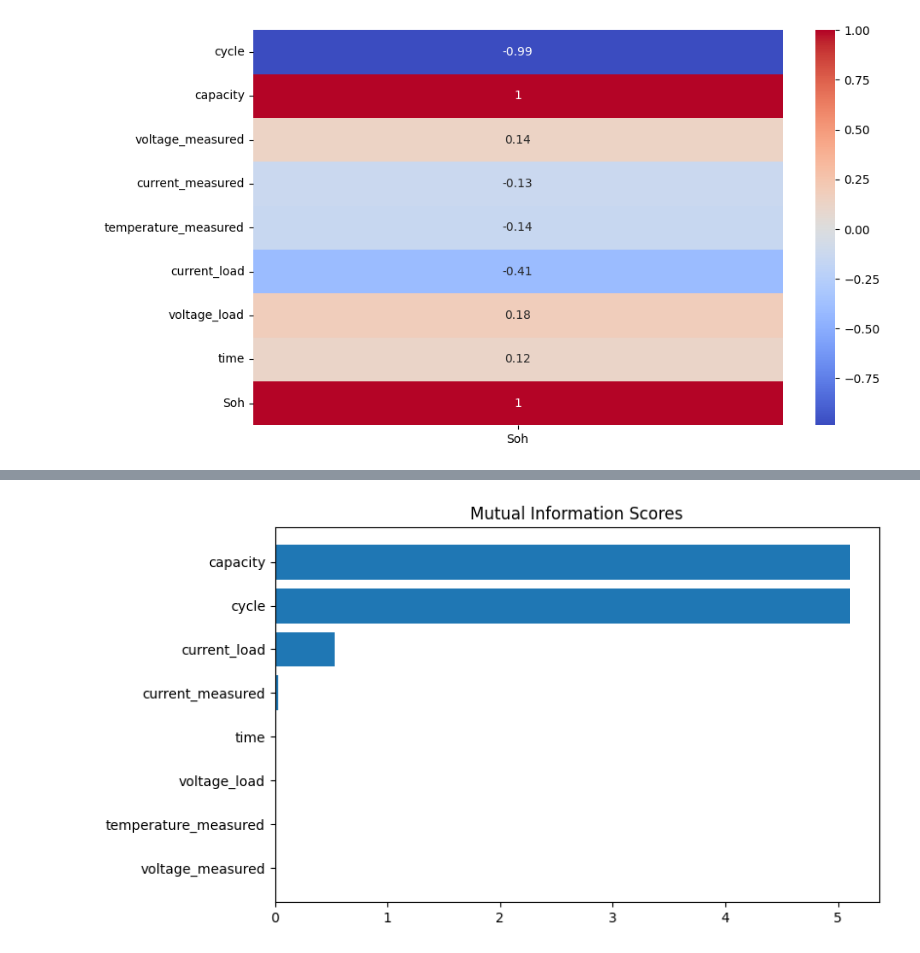
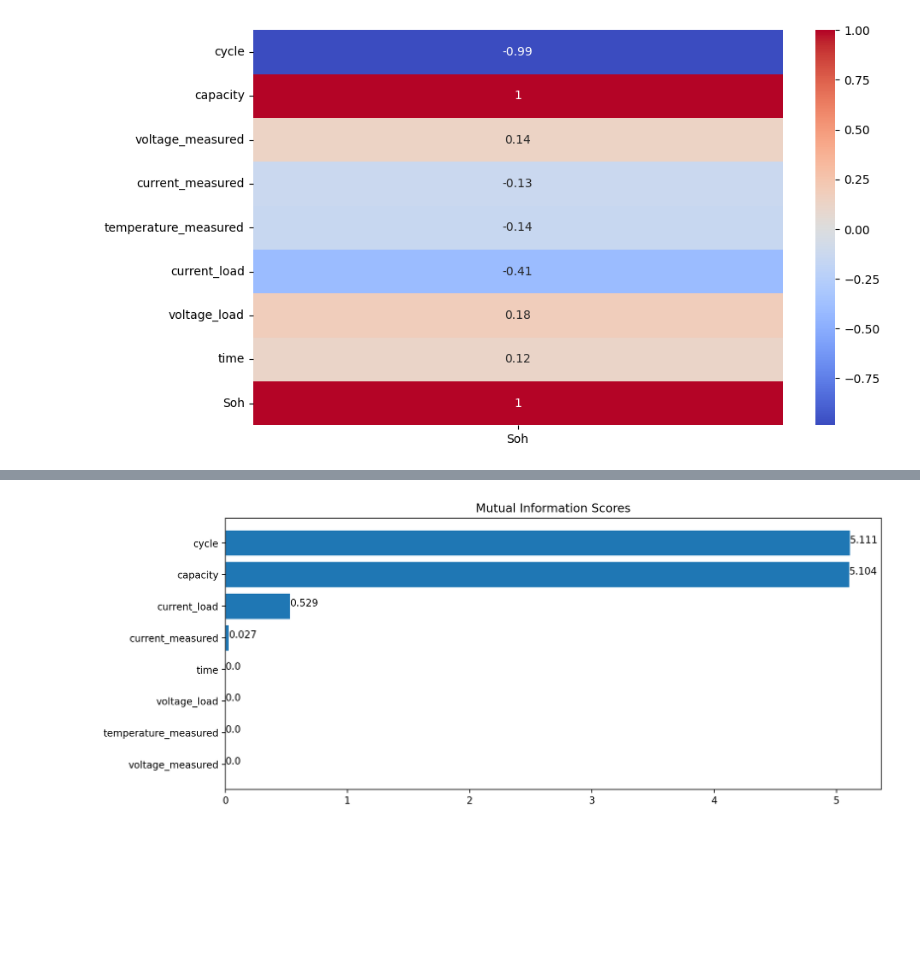
Before and after one commit to Tarakesh-sampath/State-of-Health-Estimation-Battery, a Jupyter notebook: Models/corelation coff.ipynb, the cells around one changed output, grey strips where cells are left out. Cells and saved outputs as stored; diff of their text form; code cells hidden in the pictures; blank space fills up the shorter version.

```diff
--- a/Models/corelation coff.ipynb
+++ b/Models/corelation coff.ipynb
@@ -44,15 +45,15 @@ time                    0.000000
 Name: MI Scores, dtype: float64
 # %%
 def plot_mi_scores(scores):
+    plt.figure(dpi=200, figsize=(12, 5))
     scores = scores.sort_values(ascending=True)
     width = np.arange(len(scores))
     ticks = list(scores.index)
     plt.barh(width, scores)
     plt.yticks(width, ticks)
     plt.title("Mutual Information Scores")
-
-
-plt.figure(dpi=100, figsize=(8, 5))
+    for index, value in enumerate(scores):
+        plt.text(value, index,str(round(value,3)))
 plot_mi_scores(mi_scores)
 # %% [output]
-[figure, old version]
+[figure, new version]
```
Also changed, not shown: parts of 2 cells of this notebook.
